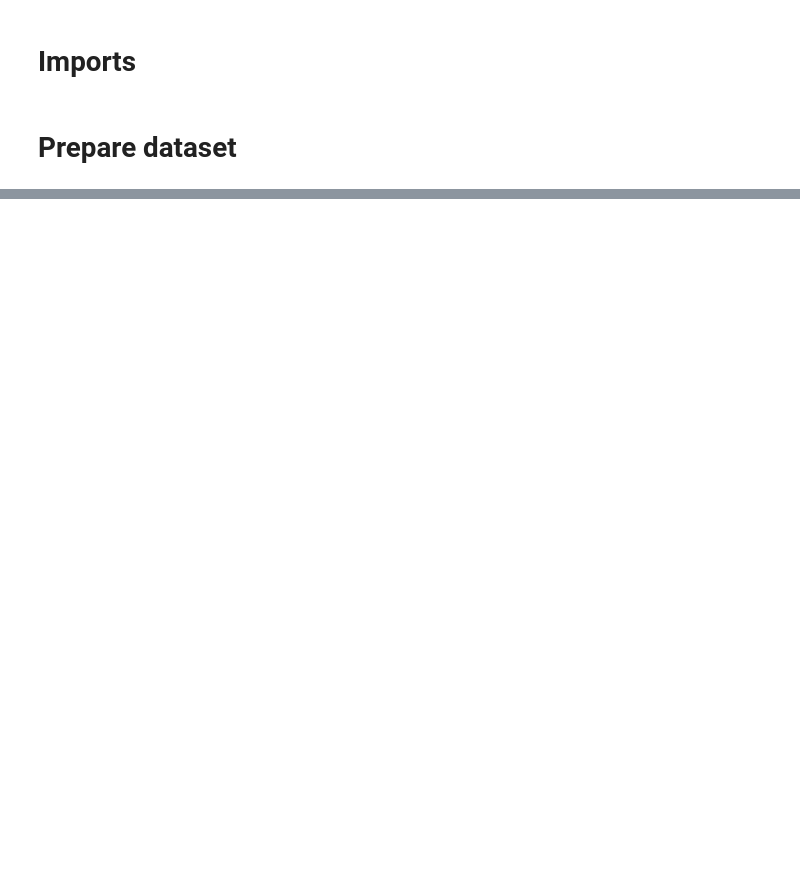
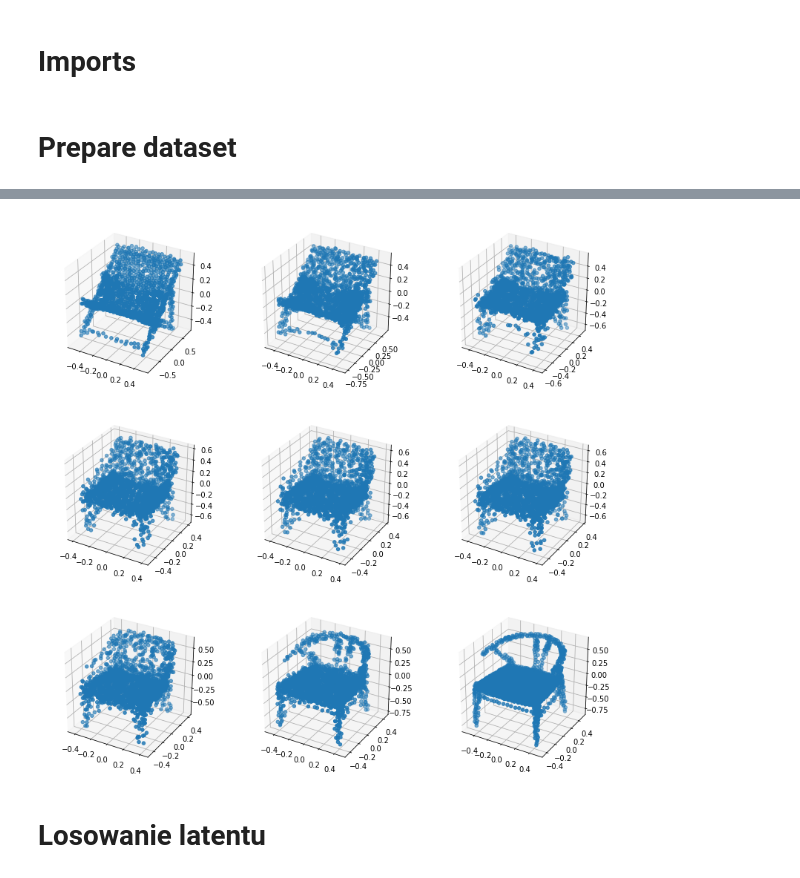
Before and after one commit to jakubzadrozny/thesis, a Jupyter notebook: experiments.ipynb, the cells around one changed output, grey strips where cells are left out. Cells and saved outputs as stored; diff of their text form; code cells hidden in the pictures; blank space fills up the shorter version.

```diff
--- a/experiments.ipynb
+++ b/experiments.ipynb
@@ -138,0 +70,15 @@ AssertionError: Torch not compiled with CUDA enabled
+# %%
+num_steps = 9
+
+st = batch[:2]
+st_means, _ = model.encode(st)
+s_mean, t_mean = st_means
+steps = [s_mean] + [s_mean + x*(t_mean-s_mean) for x in torch.linspace(0.3, 0.7, steps=num_steps-2)] + [t_mean]
+steps = torch.stack(steps, dim=0)
+interpolated = model.decode_at_mean(steps).reshape((num_steps,)+st[0].shape).detach()
+# %%
+plot_samples(interpolated, 3, 3)
+# %% [output]
+[figure, added]
+# %% [markdown]
+# Losowanie latentu
```
Also changed, not shown: parts of 35 cells of this notebook, 7 other files.
